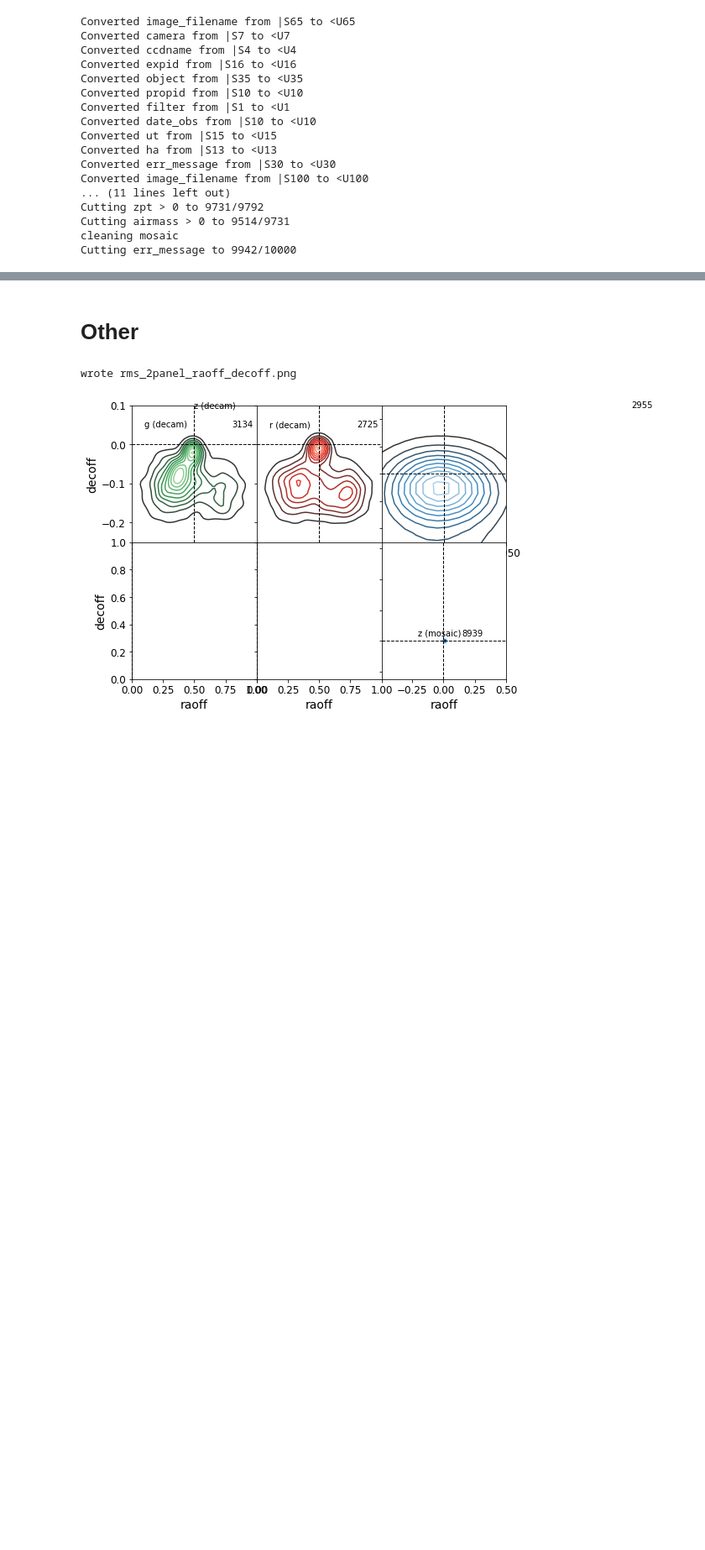
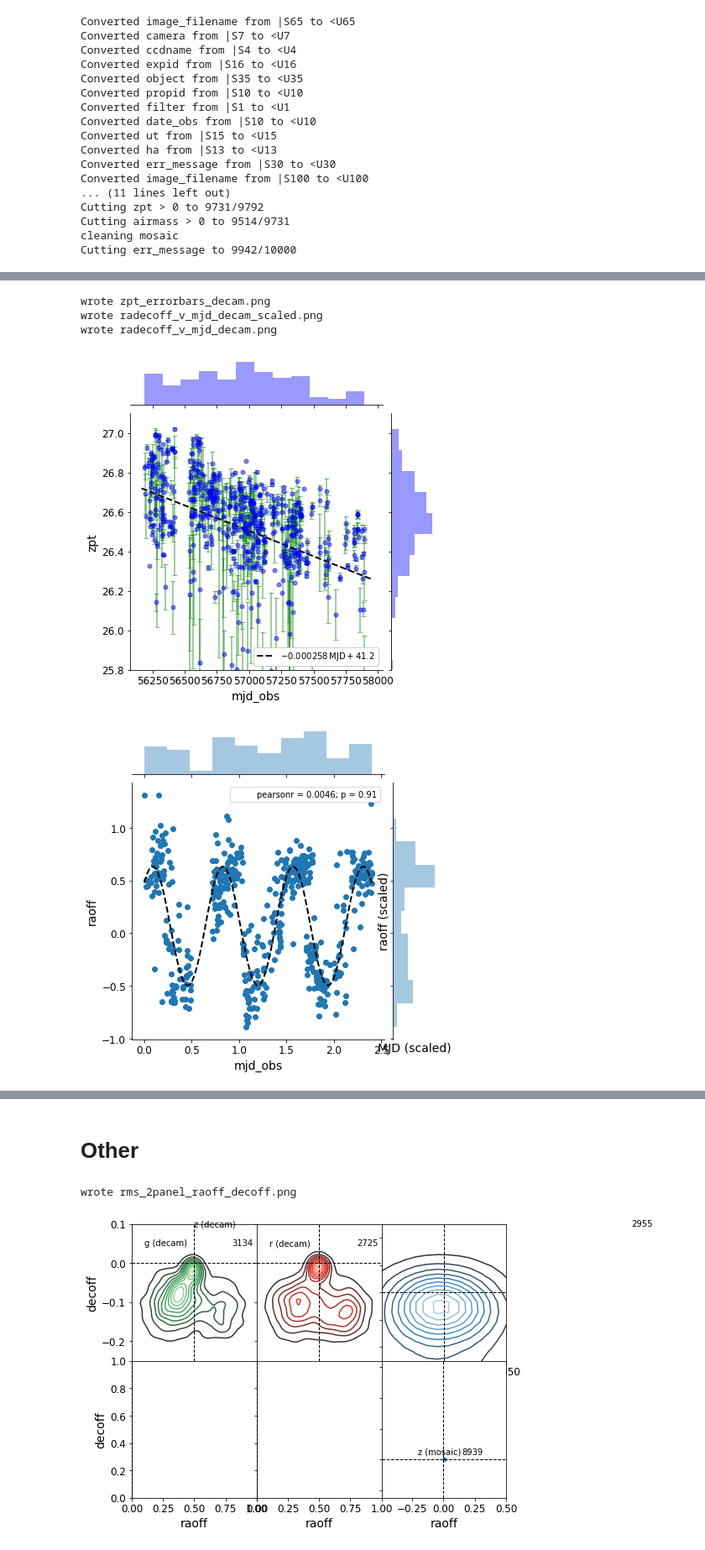
Before and after one commit to legacysurvey/legacyzpts, a Jupyter notebook: doc/nb/Strategy_Paper.ipynb, the cells around one changed output, grey strips where cells are left out. Shown at 84% size. Saved outputs shown, nothing was run; the diff lists cells and outputs as text; code cells hidden in the pictures; blank space fills up the shorter version.

```diff
--- a/doc/nb/Strategy_Paper.ipynb
+++ b/doc/nb/Strategy_Paper.ipynb
@@ -56,0 +68,8 @@ zpt {'z', 'r', 'g'} z 1823
+# %%
+z.plot_v_mjd('decam')
+# %% [output]
+wrote zpt_errorbars_decam.png
+wrote radecoff_v_mjd_decam_scaled.png
+wrote radecoff_v_mjd_decam.png
+[figure, added]
+[figure, added]
```
Also changed, not shown: parts of 6 cells of this notebook, 1 other file.
